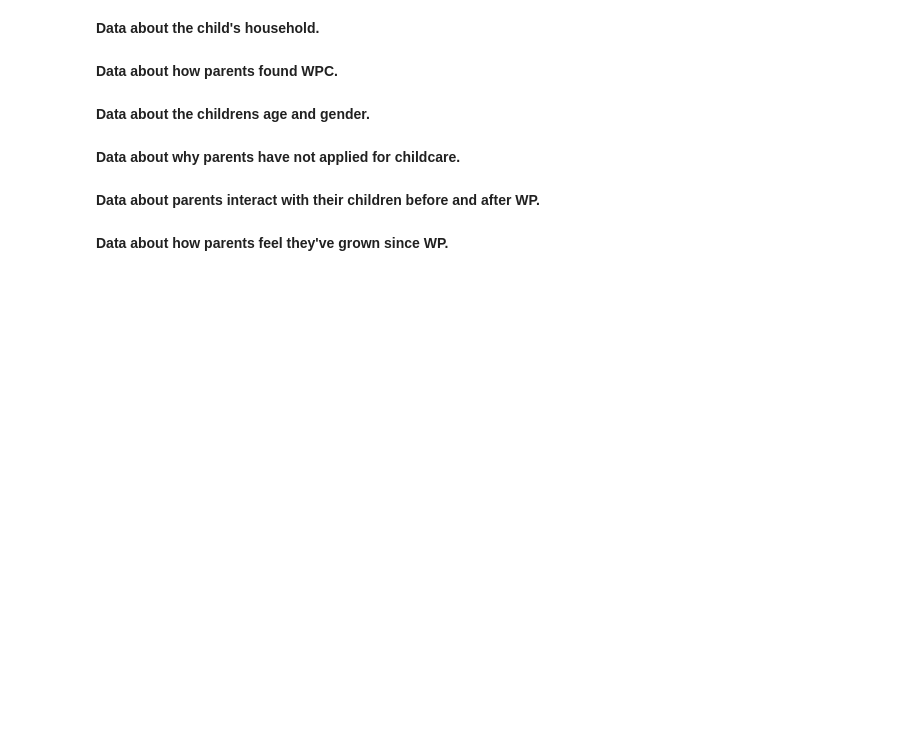
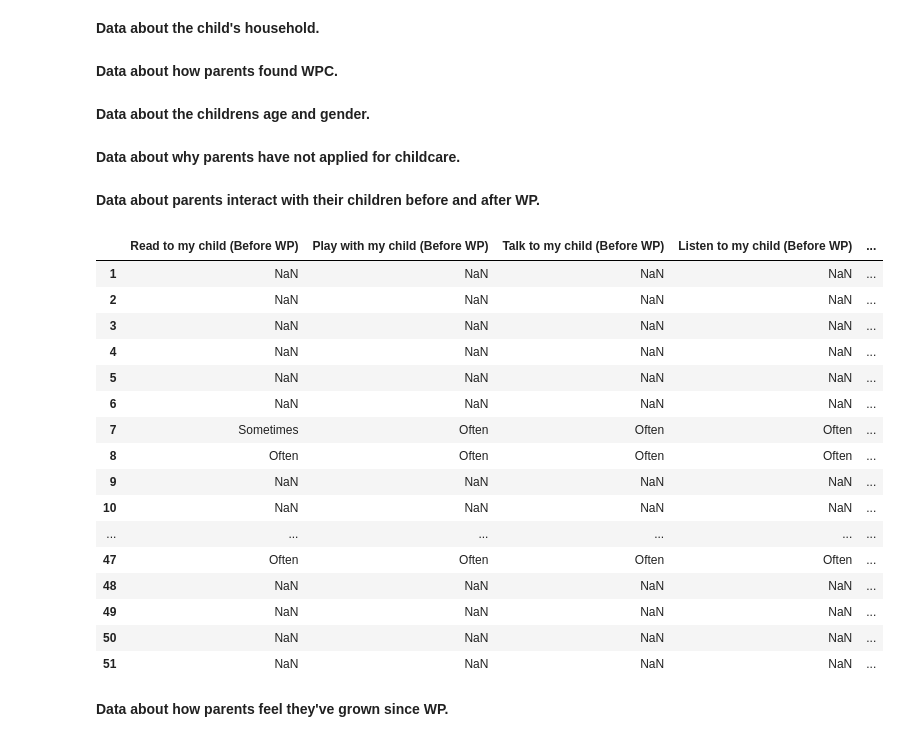
Before and after one commit to renarepenning/weplaynoladata, a Jupyter notebook: MilestoneTwo.ipynb, the cells around one changed output. Saved outputs shown, nothing was run; the diff lists cells and outputs as text; code cells hidden in the pictures; blank space fills up the shorter version.

```diff
--- a/MilestoneTwo.ipynb
+++ b/MilestoneTwo.ipynb
@@ -423,11 +522,29 @@ nochildcare_nov2019.columns = [["It is too expensive", "I feel my child is not o
 **Data about parents interact with their children before and after WP.**
 # %%
 #create df with directly comparable info about how parents interact with their children before and after WePlay
-parent_child_behaviors_nov2019 = incomingnov2019[["Please think about each statement and how you currently feel","Unnamed: 55","Unnamed: 56","Unnamed: 57","Unnamed: 58","Unnamed: 59",'"Since coming to the We PLAY Center I…"',"Unnamed: 99","Unnamed: 100","Unnamed: 101","Unnamed: 102","Unnamed: 103"]]
+parent_child_behaviors_nov2019 = incomingnov2019[["Please think about each statement and how you currently feel","Unnamed: 59","Unnamed: 60","Unnamed: 61","Unnamed: 62","Unnamed: 63",'"Since coming to the We PLAY Center I…"',"Unnamed: 97","Unnamed: 98","Unnamed: 99","Unnamed: 100","Unnamed: 101"]]
 #Rename columns
 parent_child_behaviors_nov2019.columns = [["Read to my child (Before WP)","Play with my child (Before WP)","Talk to my child (Before WP)", "Listen to my child (Before WP)","Set limits with my child (Before WP)","Yell at my child (Before WP)","Read to my child (Since WP)","Play with my child (Since WP)","Talk to my child (Since WP)","Listen to my child (Since WP)","Set limits with my child (Since WP)","Yell at my child (Since WP)"]]
 
-#parent_child_behaviors_nov2019
+parent_child_behaviors_nov2019
+# %% [output]
+|  | Read to my child (Before WP) | Play with my child (Before WP) | Talk to my child (Before WP) | Listen to my child (Before WP) | ... |
+| 1 | NaN | NaN | NaN | NaN | ... |
+| 2 | NaN | NaN | NaN | NaN | ... |
+| 3 | NaN | NaN | NaN | NaN | ... |
+| 4 | NaN | NaN | NaN | NaN | ... |
+| 5 | NaN | NaN | NaN | NaN | ... |
+| 6 | NaN | NaN | NaN | NaN | ... |
+| 7 | Sometimes | Often | Often | Often | ... |
+| 8 | Often | Often | Often | Often | ... |
+| 9 | NaN | NaN | NaN | NaN | ... |
+| 10 | NaN | NaN | NaN | NaN | ... |
+| ... | ... | ... | ... | ... | ... |
+| 47 | Often | Often | Often | Often | ... |
+| 48 | NaN | NaN | NaN | NaN | ... |
+| 49 | NaN | NaN | NaN | NaN | ... |
+| 50 | NaN | NaN | NaN | NaN | ... |
+| 51 | NaN | NaN | NaN | NaN | ... |
 # %% [markdown]
 **Data about how parents feel they've grown since WP.**
 # %%
```
Also changed, not shown: parts of 37 cells of this notebook, 1 other file.
